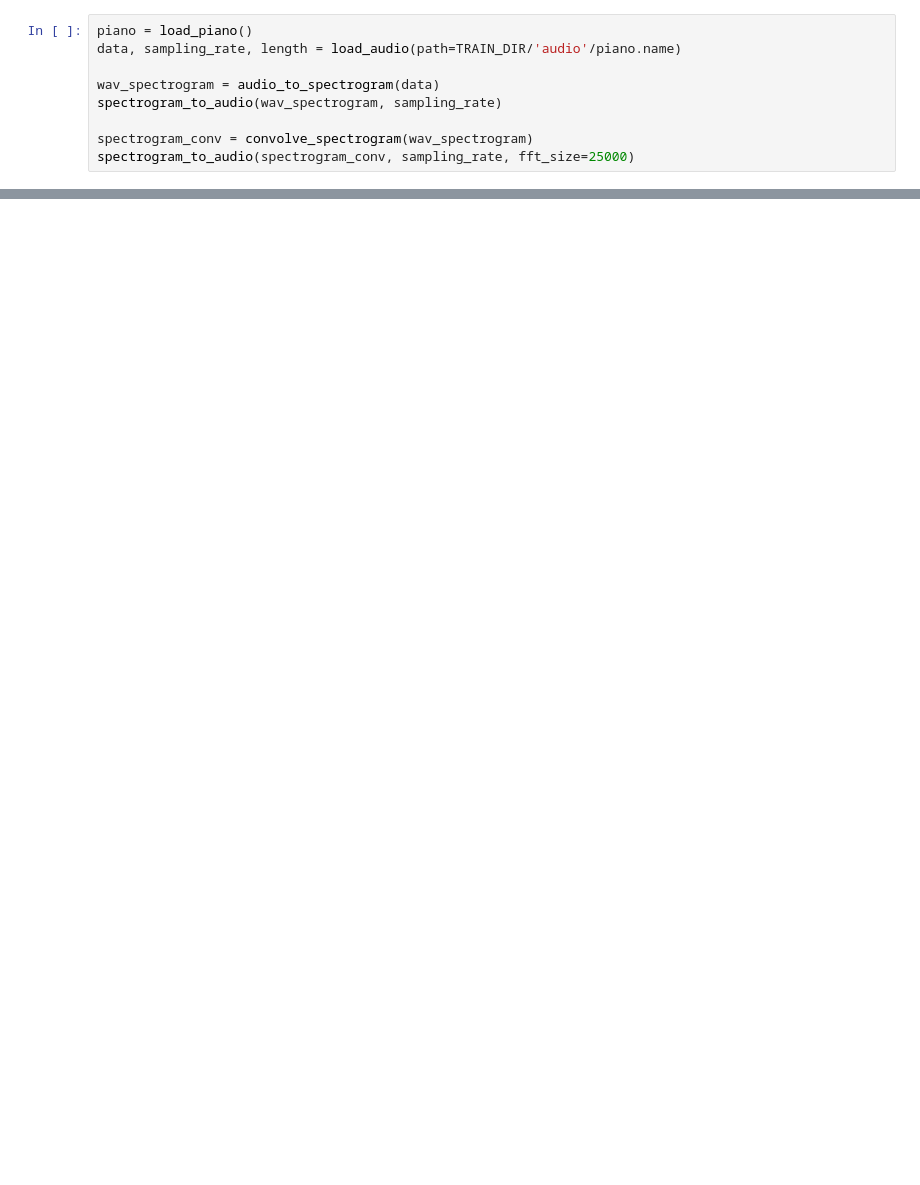
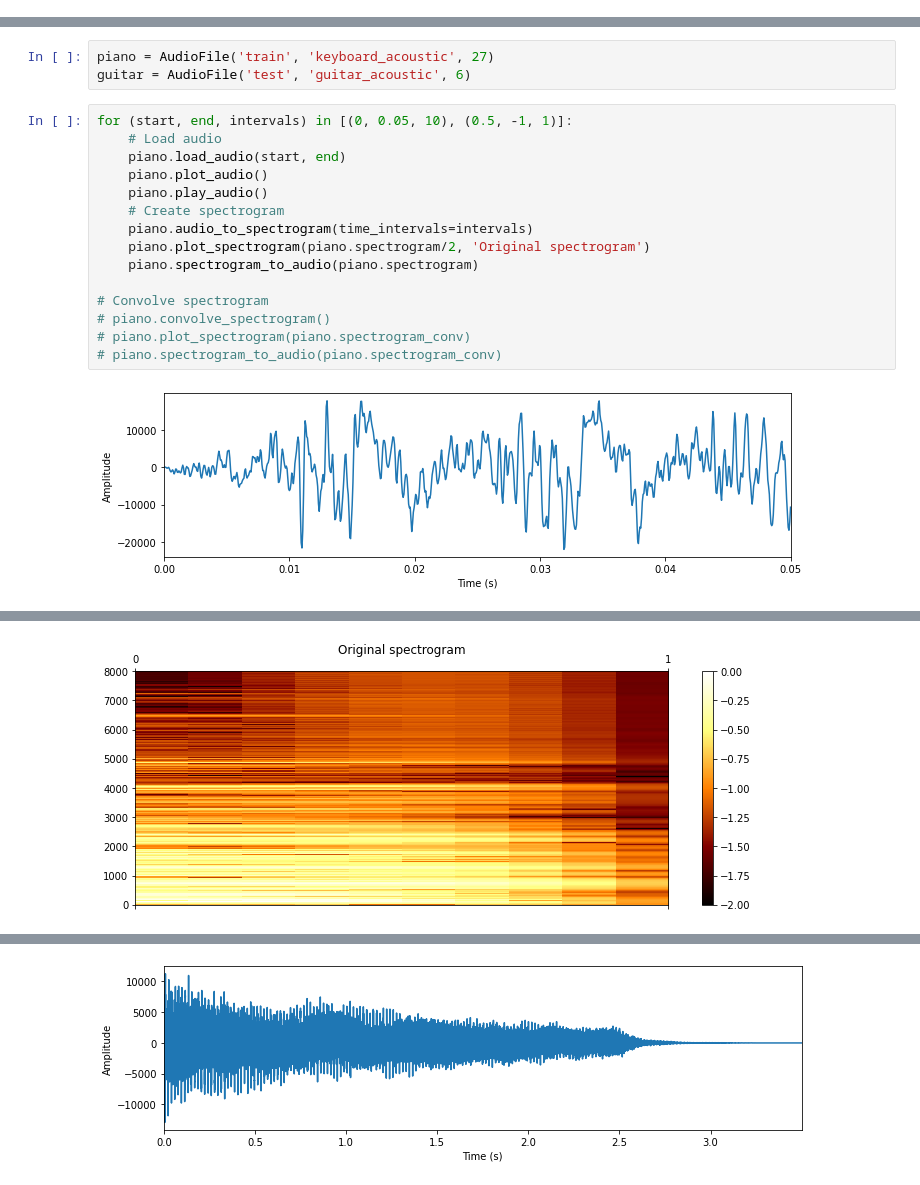
Before and after one commit to JulianFerry/deep-music, a Jupyter notebook: notebooks/spectrogram_convolution.ipynb, the cells around one changed output, grey strips where cells are left out. Cells and saved outputs as stored; diff of their text form; blank space fills up the shorter version.

Commit message:
Refactored code to class. Analysed guitar vs piano spectrums

```diff
--- a/notebooks/spectrogram_convolution.ipynb
+++ b/notebooks/spectrogram_convolution.ipynb
@@ -145,9 +0,0 @@ def convolve_spectrogram(spectrogram):
-# %%
-piano = load_piano()
-data, sampling_rate, length = load_audio(path=TRAIN_DIR/'audio'/piano.name)
-
-wav_spectrogram = audio_to_spectrogram(data)
-spectrogram_to_audio(wav_spectrogram, sampling_rate)
-
-spectrogram_conv = convolve_spectrogram(wav_spectrogram)
-spectrogram_to_audio(spectrogram_conv, sampling_rate, fft_size=25000)
@@ -209,0 +176,20 @@ spectrogram_to_audio(spectrogram_conv, sampling_rate, fft_size=25000)
+# %%
+piano = AudioFile('train', 'keyboard_acoustic', 27)
+guitar = AudioFile('test', 'guitar_acoustic', 6)
+# %%
+for (start, end, intervals) in [(0, 0.05, 10), (0.5, -1, 1)]:
+    # Load audio
+    piano.load_audio(start, end)
+    piano.plot_audio()
+    piano.play_audio()
+    # Create spectrogram
+    piano.audio_to_spectrogram(time_intervals=intervals)
+    piano.plot_spectrogram(piano.spectrogram/2, 'Original spectrogram')
+    piano.spectrogram_to_audio(piano.spectrogram)
+
+# Convolve spectrogram
+# piano.convolve_spectrogram()
+# piano.plot_spectrogram(piano.spectrogram_conv)
+# piano.spectrogram_to_audio(piano.spectrogram_conv)
+# %% [output]
+[figure, added]
@@ -209,0 +197 @@ spectrogram_to_audio(spectrogram_conv, sampling_rate, fft_size=25000)
+[figure, added]
@@ -209,0 +199 @@ spectrogram_to_audio(spectrogram_conv, sampling_rate, fft_size=25000)
+[figure, added]
```
Also changed, not shown: parts of 13 cells of this notebook.
